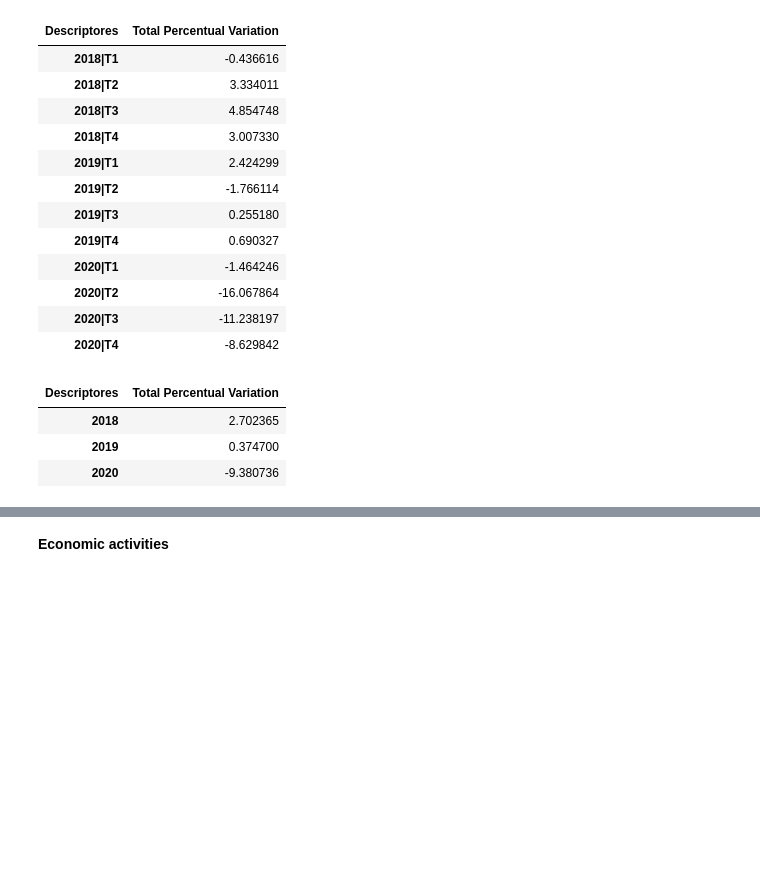
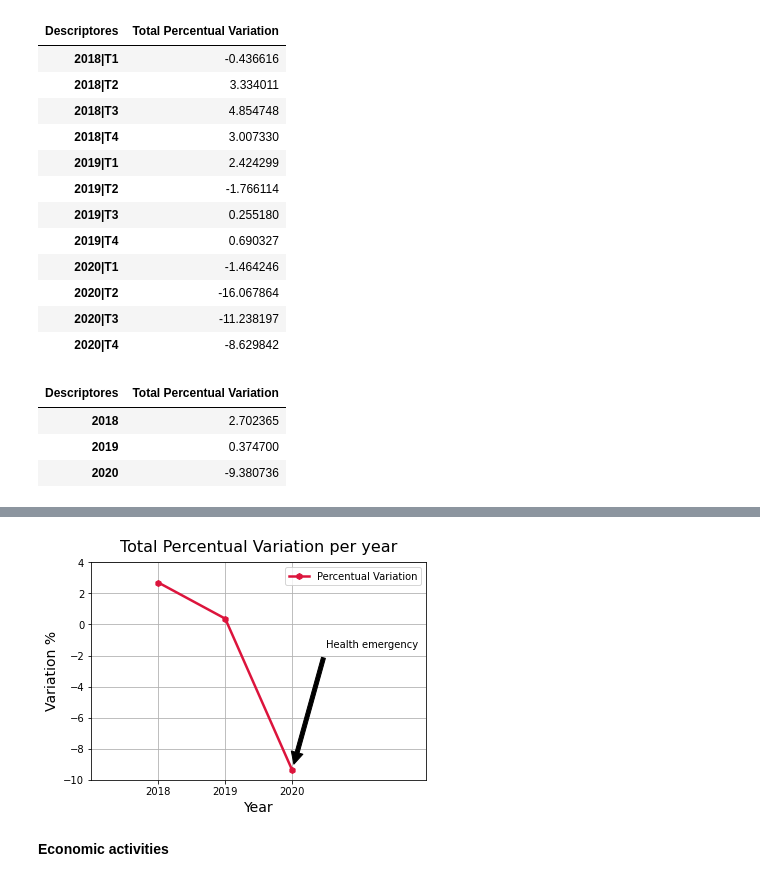
Before and after one commit to martinsingla/data-project, a Jupyter notebook: ec_activity.ipynb, the cells around one changed output, grey strips where cells are left out. Saved outputs shown, nothing was run; the diff lists cells and outputs as text; code cells hidden in the pictures; blank space fills up the shorter version.

```diff
--- a/ec_activity.ipynb
+++ b/ec_activity.ipynb
@@ -178,3 +199,22 @@ annual_var_total
+# %%
+# ploting
+tq_fn = annual_var_total.reset_index()
+tq_fn
+tq_tn = tq_fn['index']
+tq_vn = tq_fn['Total Percentual Variation']
+percentual_variation_n, = plt.plot(tq_tn, tq_vn, marker='h',color="crimson",linewidth= 2.5, linestyle= "-", label="Percentual Variation")
+plt.legend(loc="best")
+plt.title("Total Percentual Variation per year", fontsize=16, y=1.02)
+plt.xlabel("Year", fontsize=14)
+plt.ylabel("Variation %", fontsize=14)
+plt.xlim(-1,4)
+plt.ylim(-10,4)
+plt.annotate(f'Health emergency',fontsize=10,color="black",xy=(2, -9.380736),xytext=(2.5,-1.5),
+             arrowprops=dict(facecolor='black', shrink=0.05))
+plt.grid()
+plt.show()
+# %% [output]
+[figure, added]
 # %% [markdown]
 **Economic activities**
 # %%
```
Also changed, not shown: parts of 5 cells of this notebook.
